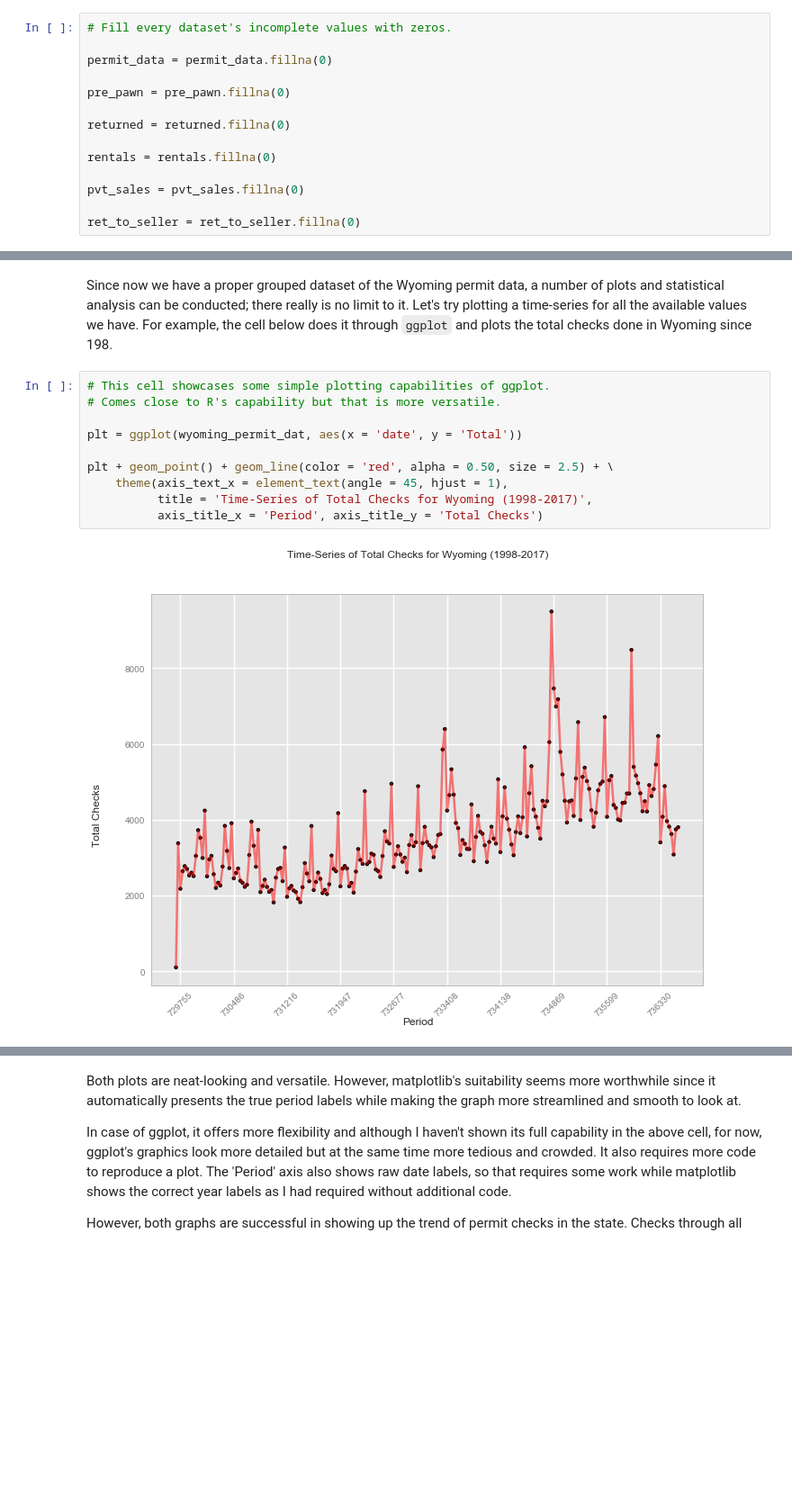
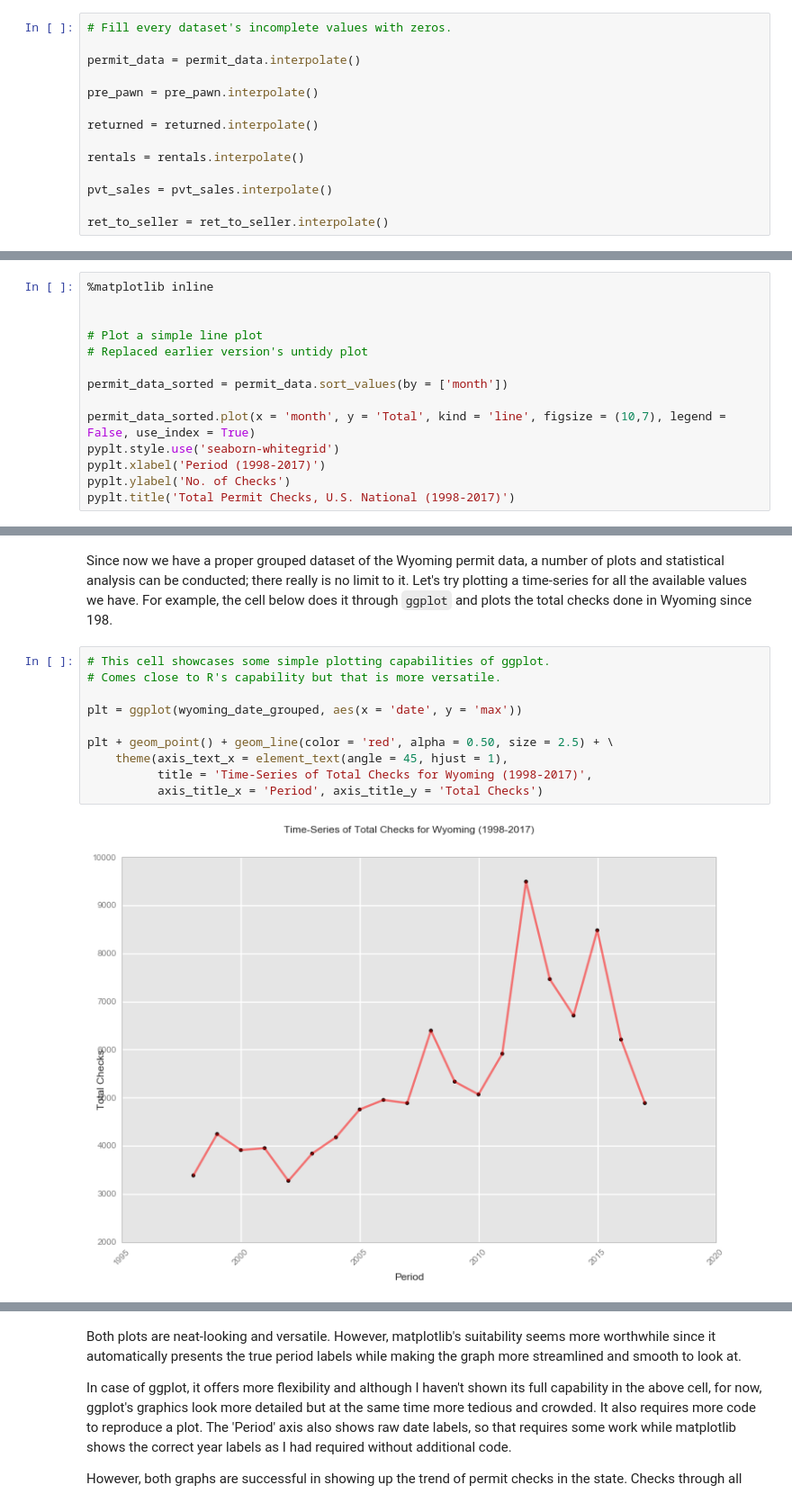
Before and after one commit to shivendra90/NICS-report, a Jupyter notebook: Firearms_analysis.ipynb, the cells around one changed output, grey strips where cells are left out. Shown at 90% size. Cells and saved outputs as stored; diff of their text form; blank space fills up the shorter version.

```diff
--- a/Firearms_analysis.ipynb
+++ b/Firearms_analysis.ipynb
@@ -216,14 +262,14 @@ ret_to_seller = gun_data.iloc[:,[0, 1, 23, 24, 25]]
 # %%
 # Fill every dataset's incomplete values with zeros.
 
-permit_data = permit_data.fillna(0)
+permit_data = permit_data.interpolate()
 
-pre_pawn = pre_pawn.fillna(0)
+pre_pawn = pre_pawn.interpolate()
 
-returned = returned.fillna(0)
+returned = returned.interpolate()
 
-rentals = rentals.fillna(0)
+rentals = rentals.interpolate()
 
-pvt_sales = pvt_sales.fillna(0)
+pvt_sales = pvt_sales.interpolate()
 
-ret_to_seller = ret_to_seller.fillna(0)
+ret_to_seller = ret_to_seller.interpolate()
@@ -431,0 +482,14 @@ gph = sb.barplot(x = 'month', y = 'handgun', data = wyoming_permit_dat)
+# %%
+%matplotlib inline
+
+
+# Plot a simple line plot
+# Replaced earlier version's untidy plot
+
+permit_data_sorted = permit_data.sort_values(by = ['month'])
+
+permit_data_sorted.plot(x = 'month', y = 'Total', kind = 'line', figsize = (10,7), legend = False, use_index = True)
+pyplt.style.use('seaborn-whitegrid')
+pyplt.xlabel('Period (1998-2017)')
+pyplt.ylabel('No. of Checks')
+pyplt.title('Total Permit Checks, U.S. National (1998-2017)')
@@ -544,12 +611,12 @@ Since now we have a proper grouped dataset of the Wyoming permit data, a number
 # %%
 # This cell showcases some simple plotting capabilities of ggplot.
 # Comes close to R's capability but that is more versatile.
 
-plt = ggplot(wyoming_permit_dat, aes(x = 'date', y = 'Total'))
+plt = ggplot(wyoming_date_grouped, aes(x = 'date', y = 'max'))
 
 plt + geom_point() + geom_line(color = 'red', alpha = 0.50, size = 2.5) + \
     theme(axis_text_x = element_text(angle = 45, hjust = 1),
           title = 'Time-Series of Total Checks for Wyoming (1998-2017)',
           axis_title_x = 'Period', axis_title_y = 'Total Checks')
 # %% [output]
-[figure, old version]
+[figure, new version]
```
Also changed, not shown: parts of 30 cells of this notebook, 1 other file.
